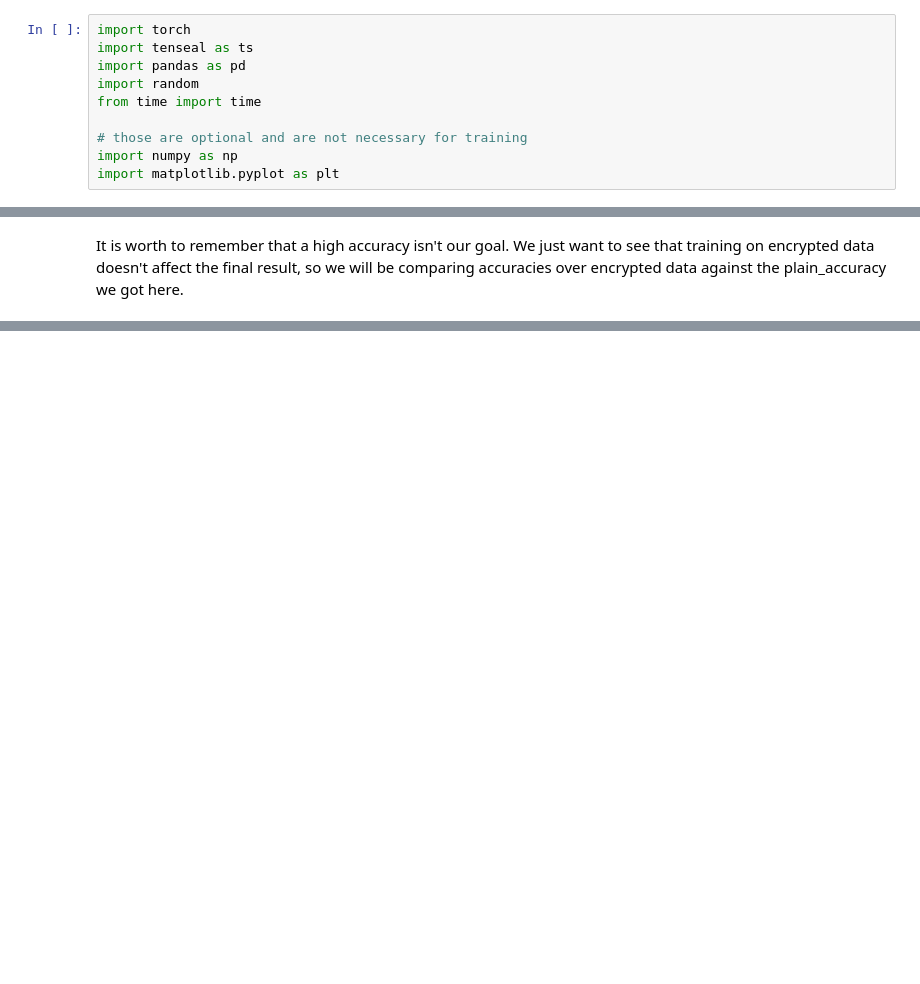
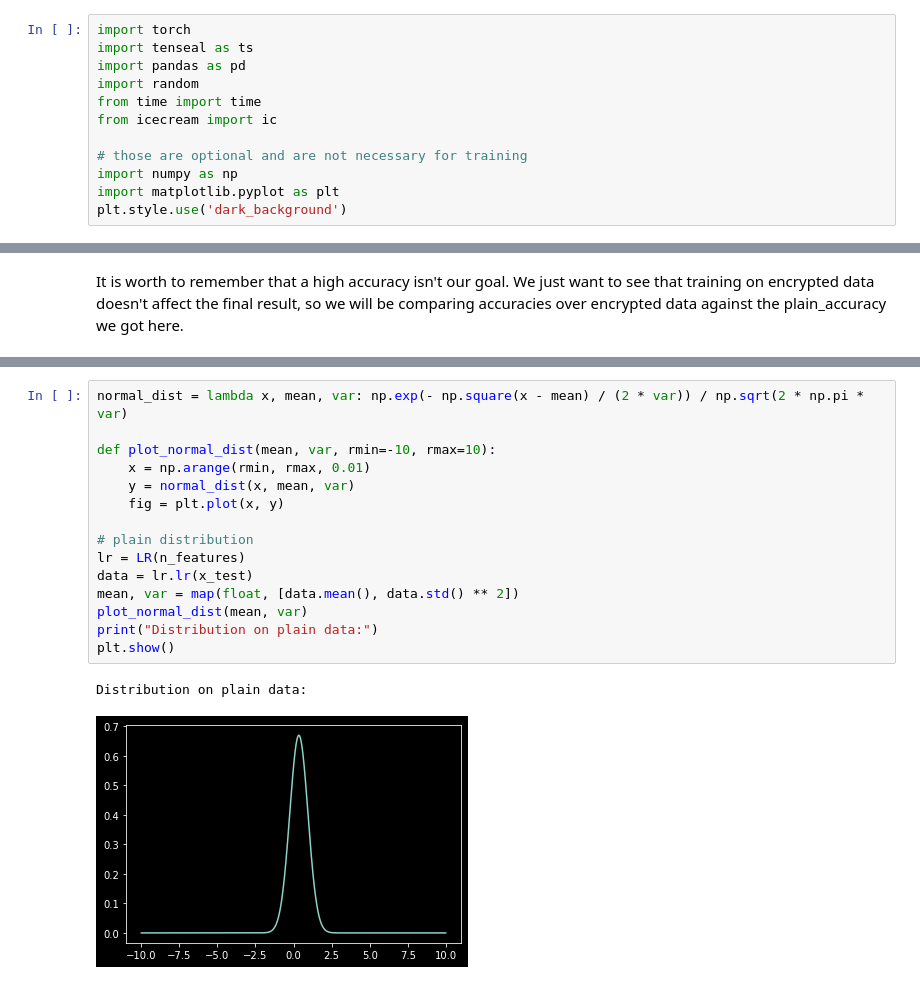
Before and after one commit to khoaguin/getting-started-pysyft, a Jupyter notebook: homomorphic-encryption/1. Training and Evaluation of Logistic Regression on Encrypted Data.ipynb, the cells around one changed output, grey strips where cells are left out. Cells and saved outputs as stored; diff of their text form; blank space fills up the shorter version.

Commit message:
on learning how to train models on encrypted data

```diff
--- a/homomorphic-encryption/1. Training and Evaluation of Logistic Regression on Encrypted Data.ipynb
+++ b/homomorphic-encryption/1. Training and Evaluation of Logistic Regression on Encrypted Data.ipynb
@@ -6,7 +7,9 @@ import tenseal as ts
 import pandas as pd
 import random
 from time import time
+from icecream import ic
 
 # those are optional and are not necessary for training
 import numpy as np
 import matplotlib.pyplot as plt
+plt.style.use('dark_background')
@@ -157,0 +427,18 @@ eelr = EncryptedLR(model)
+# %%
+normal_dist = lambda x, mean, var: np.exp(- np.square(x - mean) / (2 * var)) / np.sqrt(2 * np.pi * var)
+
+def plot_normal_dist(mean, var, rmin=-10, rmax=10):
+    x = np.arange(rmin, rmax, 0.01)
+    y = normal_dist(x, mean, var)
+    fig = plt.plot(x, y)
+
+# plain distribution
+lr = LR(n_features)
+data = lr.lr(x_test)
+mean, var = map(float, [data.mean(), data.std() ** 2])
+plot_normal_dist(mean, var)
+print("Distribution on plain data:")
+plt.show()
+# %% [output]
+Distribution on plain data:
+[figure, added]
```
Also changed, not shown: parts of 39 cells of this notebook, 2 other files.
